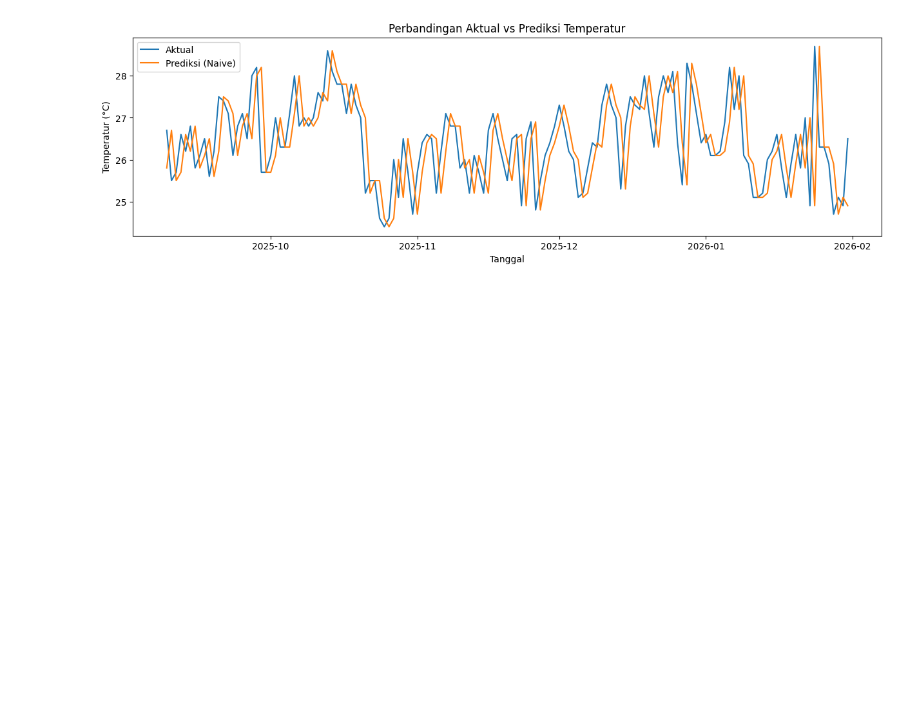
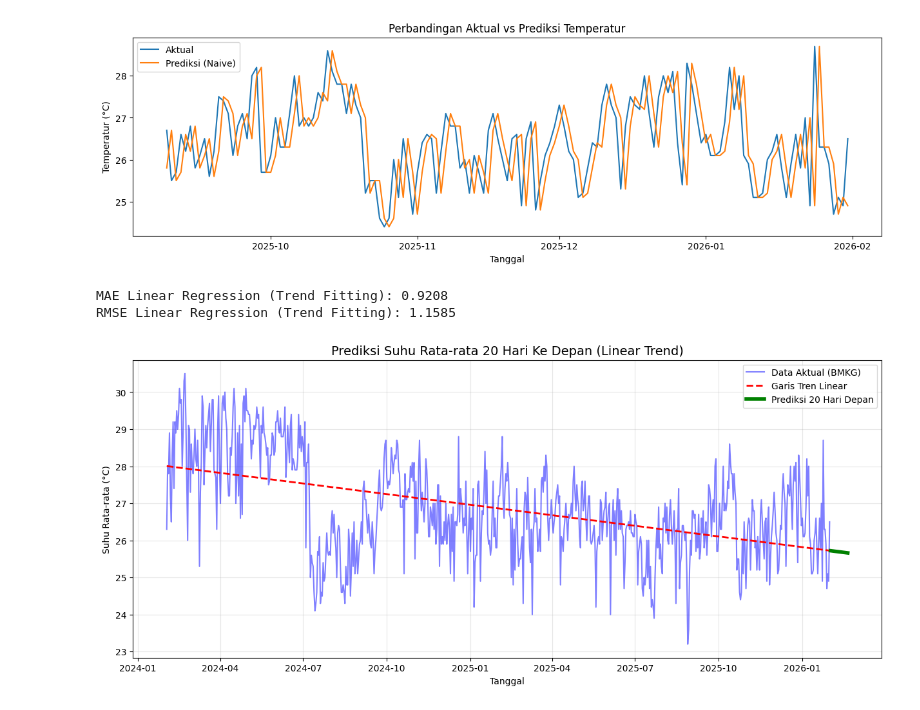
Before and after one commit to Ndraa-44/uas_datscie_prediksi, a Jupyter notebook: Notebooks/uas_datscie_implementation.ipynb, the cells around one changed output. Saved outputs shown, nothing was run; the diff lists cells and outputs as text; code cells hidden in the pictures; blank space fills up the shorter version.

```diff
--- a/Notebooks/uas_datscie_implementation.ipynb
+++ b/Notebooks/uas_datscie_implementation.ipynb
@@ -364,3 +401,69 @@ plt.ylabel("Temperatur (°C)")
 plt.show()
 # %% [output]
 [figure]
+# %%
+# 1. Persiapan Data Khusus Linear Regression (Butuh Tanggal Numerik)
+# Kita gunakan df_clean yang sudah final dari tahap cleaning kamu
+df_linreg = df_clean.copy()
+df_linreg['Date_Ordinal'] = df_linreg.index.map(pd.Timestamp.toordinal)
+
+# Definisi X (Fitur) dan y (Target)
+x_trend = df_linreg[['Date_Ordinal']]
+y_trend = df_linreg['TAVG']
+
+# 2. Training Model Linear Regression (Full Data untuk Forecasting Maksimal)
+model_lr = LinearRegression()
+model_lr.fit(x_trend, y_trend)
+
+# Evaluasi Singkat Model Linear (Optional, untuk laporan)
+y_pred_history = model_lr.predict(x_trend)
+mae_lr = mean_absolute_error(y_trend, y_pred_history)
+rmse_lr = np.sqrt(mean_squared_error(y_trend, y_pred_history))
+print(f"MAE Linear Regression (Trend Fitting): {mae_lr:.4f}")
+print(f"RMSE Linear Regression (Trend Fitting): {rmse_lr:.4f}")
+# %% [output]
+MAE Linear Regression (Trend Fitting): 0.9208
+RMSE Linear Regression (Trend Fitting): 1.1585
+# %%
+# ------------------------------------------------------------------------------
+# 3. GENERATE 20 HARI KEDEPAN
+# ------------------------------------------------------------------------------
+
+# Tentukan berapa hari ke depan
+future_days = 20
+last_date = df_linreg.index[-1]
+
+# Buat range tanggal masa depan (mulai besoknya data terakhir)
+future_dates = pd.date_range(start=last_date + pd.Timedelta(days=1), periods=future_days)
+
+# Buat DataFrame untuk masa depan
+df_future = pd.DataFrame(index=future_dates)
+df_future['Date_Ordinal'] = df_future.index.map(pd.Timestamp.toordinal)
+
+# Lakukan Prediksi
+future_pred = model_lr.predict(df_future[['Date_Ordinal']])
+df_future['Prediksi_TAVG'] = future_pred
+# %%
+# ------------------------------------------------------------------------------
+# 4. VISUALISASI HASIL (GAYA SEPERTI NOTEBOOK TEMAN)
+# ------------------------------------------------------------------------------
+
+plt.figure(figsize=(15, 6))
+
+# Plot A: Data Aktual (Biru)
+plt.plot(df_linreg.index, df_linreg['TAVG'], label='Data Aktual (BMKG)', color='blue', alpha=0.5)
+
+# Plot B: Garis Tren Linear pada Data Lama (Merah Putus-putus)
+plt.plot(df_linreg.index, y_pred_history, color='red', linestyle='--', linewidth=2, label='Garis Tren Linear')
+
+# Plot C: Prediksi Masa Depan (Hijau Tebal)
+plt.plot(df_future.index, df_future['Prediksi_TAVG'], color='green', linewidth=4, label=f'Prediksi {future_days} Hari Depan')
+
+plt.title(f'Prediksi Suhu Rata-rata {future_days} Hari Ke Depan (Linear Trend)', fontsize=14)
+plt.xlabel('Tanggal')
+plt.ylabel('Suhu Rata-rata (°C)')
+plt.legend()
+plt.grid(True, alpha=0.3)
+plt.show()
+# %% [output]
+[figure, added]
```
Also changed, not shown: parts of 8 cells of this notebook.
